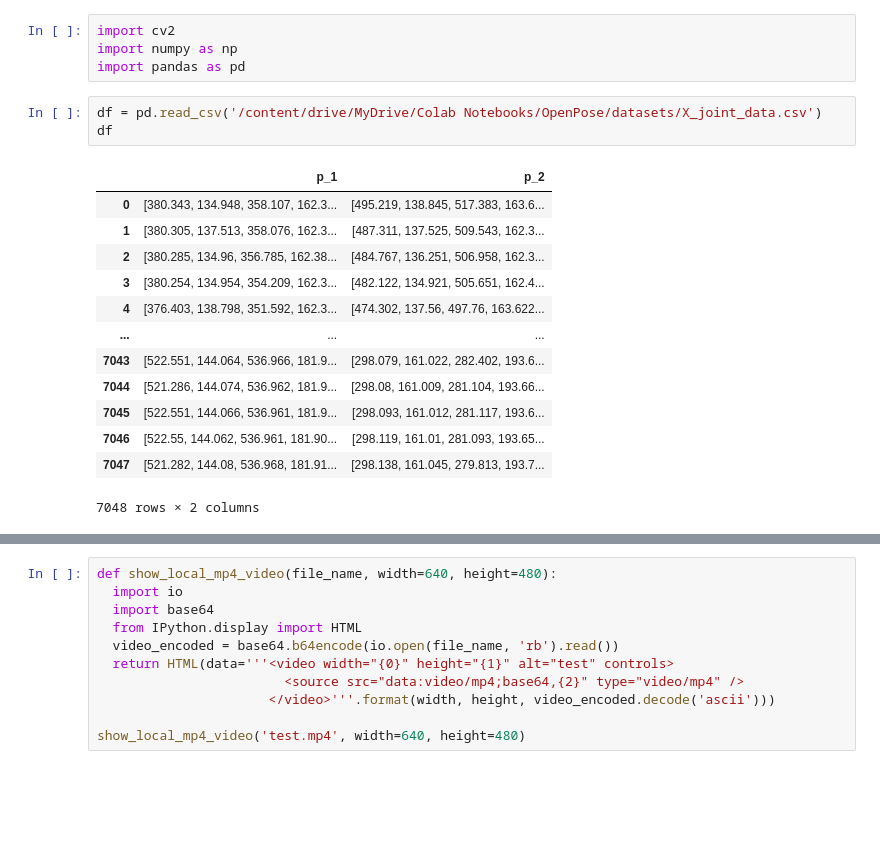
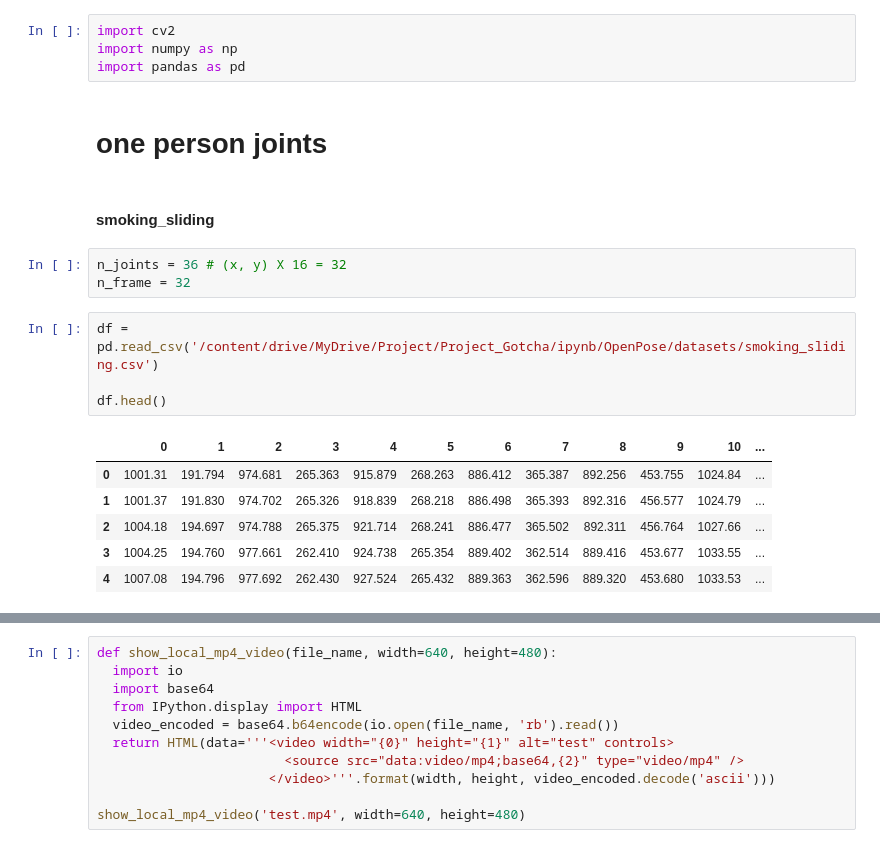
Before and after one commit to gilbertlim/school-cctv-ai, a Jupyter notebook: visualization/make_videos_from_skeleton.ipynb, the cells around one changed output, grey strips where cells are left out. Drawn from its saved outputs; the diff is of its cells as text; blank space fills up the shorter version.

Commit message:
Modify path and data

```diff
--- a/visualization/make_videos_from_skeleton.ipynb
+++ b/visualization/make_videos_from_skeleton.ipynb
@@ -9,20 +7,21 @@ Drive already mounted at /content/drive; to attempt to forcibly remount, call dr
 import cv2
 import numpy as np
 import pandas as pd
+# %% [markdown]
+# one person joints
+# %% [markdown]
+#### smoking_sliding
+# %%
+n_joints = 36 # (x, y) X 16 = 32
+n_frame = 32
 # %%
-df = pd.read_csv('/content/drive/MyDrive/Colab Notebooks/OpenPose/datasets/X_joint_data.csv')
-df
+df = pd.read_csv('/content/drive/MyDrive/Project/Project_Gotcha/ipynb/OpenPose/datasets/smoking_sliding.csv')
+
+df.head()
 # %% [output]
-|  | p_1 | p_2 |
-| 0 | [380.343, 134.948, 358.107, 162.3... | [495.219, 138.845, 517.383, 163.6... |
-| 1 | [380.305, 137.513, 358.076, 162.3... | [487.311, 137.525, 509.543, 162.3... |
-| 2 | [380.285, 134.96, 356.785, 162.38... | [484.767, 136.251, 506.958, 162.3... |
-| 3 | [380.254, 134.954, 354.209, 162.3... | [482.122, 134.921, 505.651, 162.4... |
-| 4 | [376.403, 138.798, 351.592, 162.3... | [474.302, 137.56, 497.76, 163.622... |
-| ... | ... | ... |
-| 7043 | [522.551, 144.064, 536.966, 181.9... | [298.079, 161.022, 282.402, 193.6... |
-| 7044 | [521.286, 144.074, 536.962, 181.9... | [298.08, 161.009, 281.104, 193.66... |
-| 7045 | [522.551, 144.066, 536.961, 181.9... | [298.093, 161.012, 281.117, 193.6... |
-| 7046 | [522.55, 144.062, 536.961, 181.90... | [298.119, 161.01, 281.093, 193.65... |
-| 7047 | [521.282, 144.08, 536.968, 181.91... | [298.138, 161.045, 279.813, 193.7... |
+|  | 0 | 1 | 2 | 3 | 4 | 5 | 6 | 7 | 8 | 9 | 10 | ... |
+| 0 | 1001.31 | 191.794 | 974.681 | 265.363 | 915.879 | 268.263 | 886.412 | 365.387 | 892.256 | 453.755 | 1024.84 | ... |
+| 1 | 1001.37 | 191.830 | 974.702 | 265.326 | 918.839 | 268.218 | 886.498 | 365.393 | 892.316 | 456.577 | 1024.79 | ... |
+| 2 | 1004.18 | 194.697 | 974.788 | 265.375 | 921.714 | 268.241 | 886.477 | 365.502 | 892.311 | 456.764 | 1027.66 | ... |
+| 3 | 1004.25 | 194.760 | 977.661 | 262.410 | 924.738 | 265.354 | 889.402 | 362.514 | 889.416 | 453.677 | 1033.55 | ... |
+| 4 | 1007.08 | 194.796 | 977.692 | 262.430 | 927.524 | 265.432 | 889.363 | 362.596 | 889.320 | 453.680 | 1033.53 | ... |
-7048 rows × 2 columns
```
Also changed, not shown: parts of 25 cells of this notebook.
